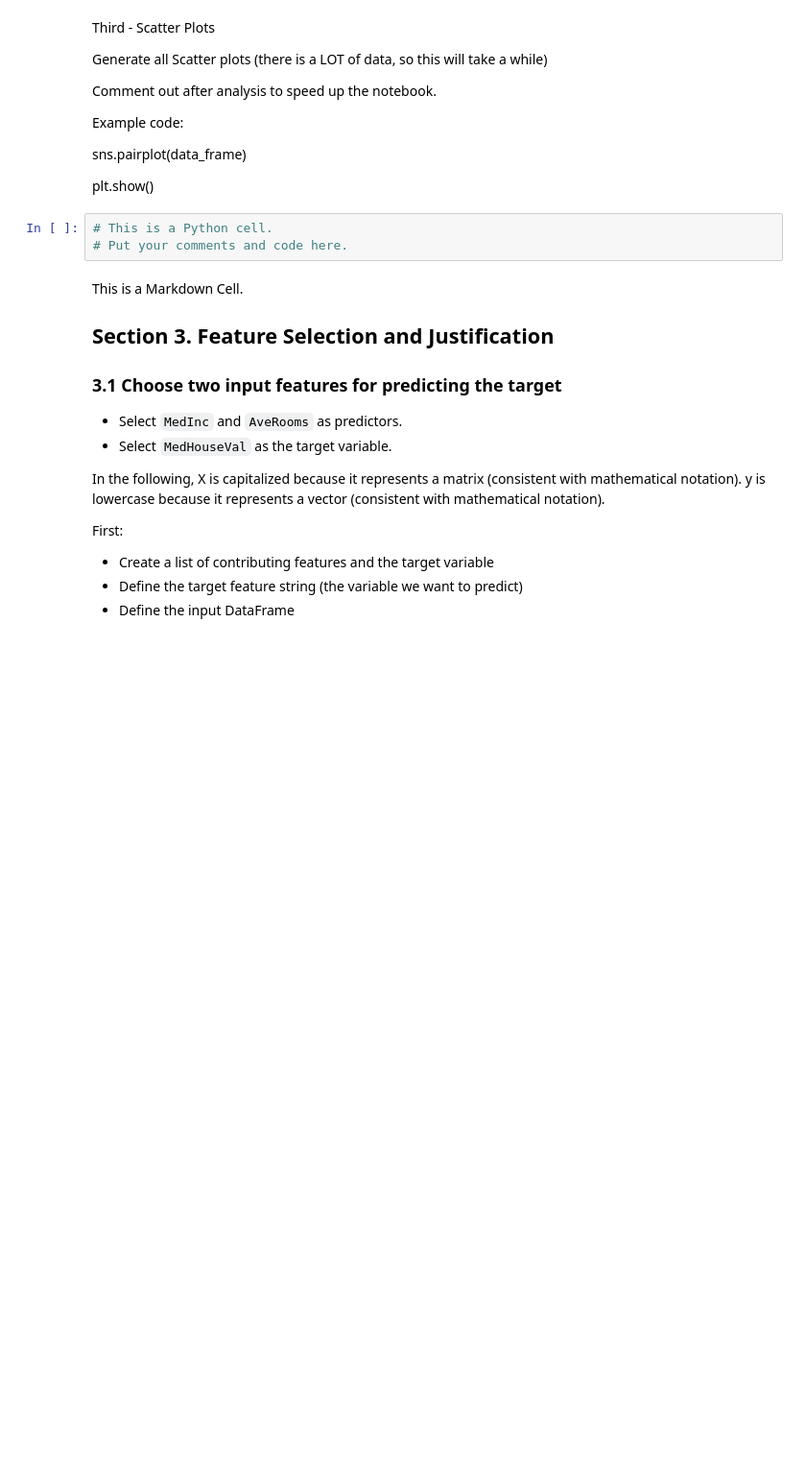
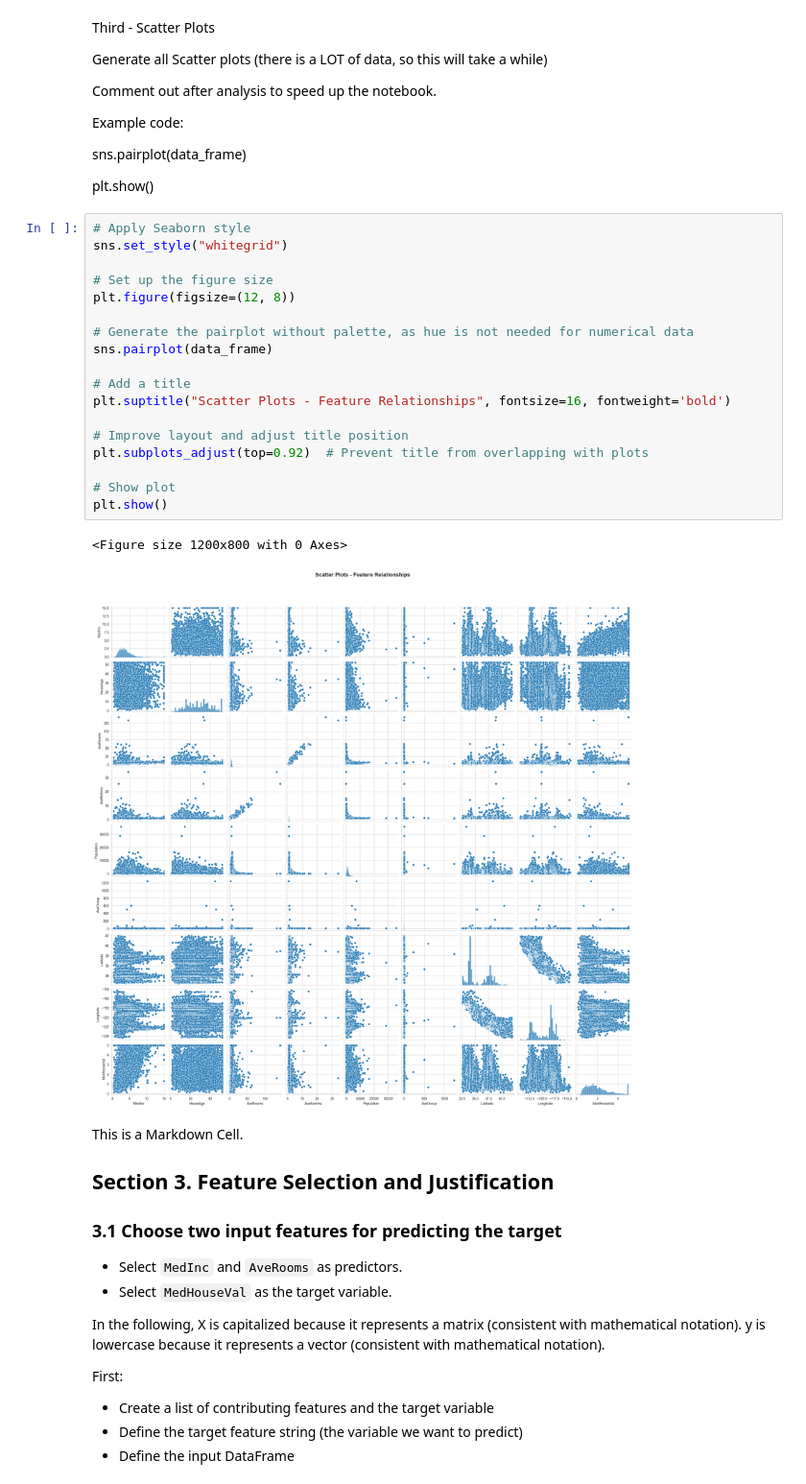
Before and after one commit to ericmeyer1/applied-ml-eric, a Jupyter notebook: lab01/ml01.ipynb, the cells around one changed output. Shown at 96% size. Saved outputs shown, nothing was run; the diff lists cells and outputs as text; blank space fills up the shorter version.

```diff
--- a/lab01/ml01.ipynb
+++ b/lab01/ml01.ipynb
@@ -210,9 +240,27 @@ Example code:
 sns.pairplot(data_frame)
 
 plt.show()
-# %%
-# This is a Python cell.
-# Put your comments and code here.
+# %%
+# Apply Seaborn style
+sns.set_style("whitegrid")
+
+# Set up the figure size
+plt.figure(figsize=(12, 8))
+
+# Generate the pairplot without palette, as hue is not needed for numerical data
+sns.pairplot(data_frame)
+
+# Add a title
+plt.suptitle("Scatter Plots - Feature Relationships", fontsize=16, fontweight='bold')
+
+# Improve layout and adjust title position
+plt.subplots_adjust(top=0.92)  # Prevent title from overlapping with plots
+
+# Show plot
+plt.show()
+# %% [output]
+<Figure size 1200x800 with 0 Axes>
+[figure, added]
 # %% [markdown]
 This is a Markdown Cell.
 
```
Also changed, not shown: parts of 7 cells of this notebook.
